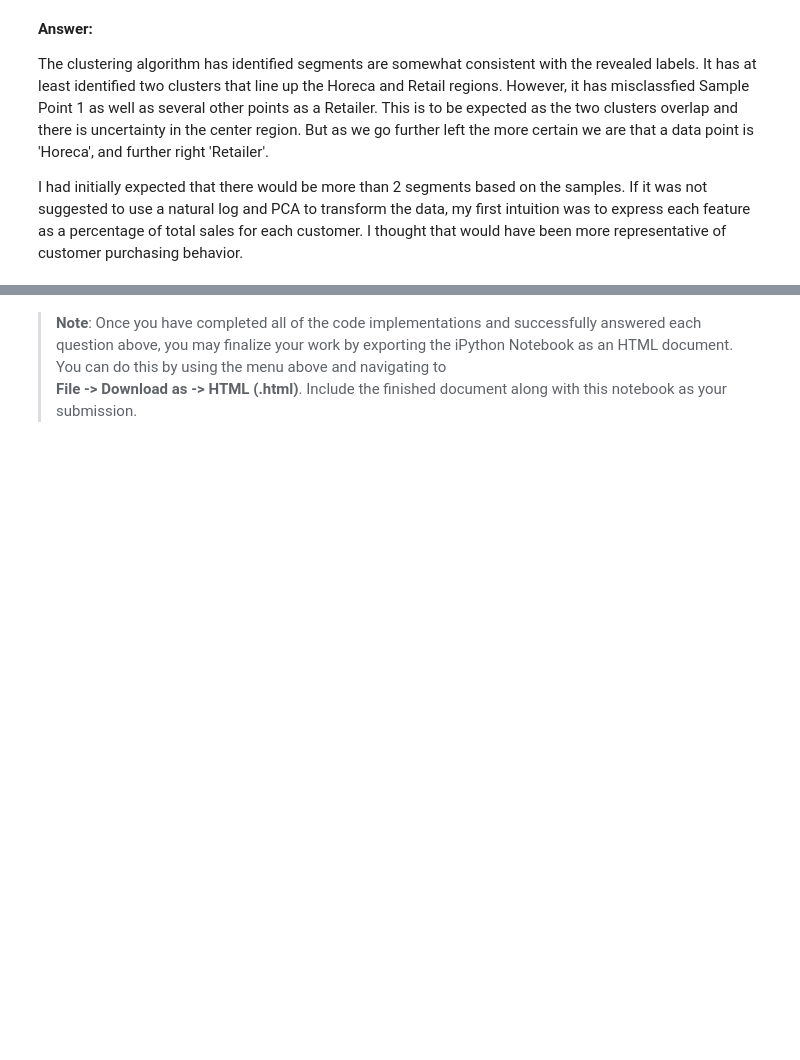
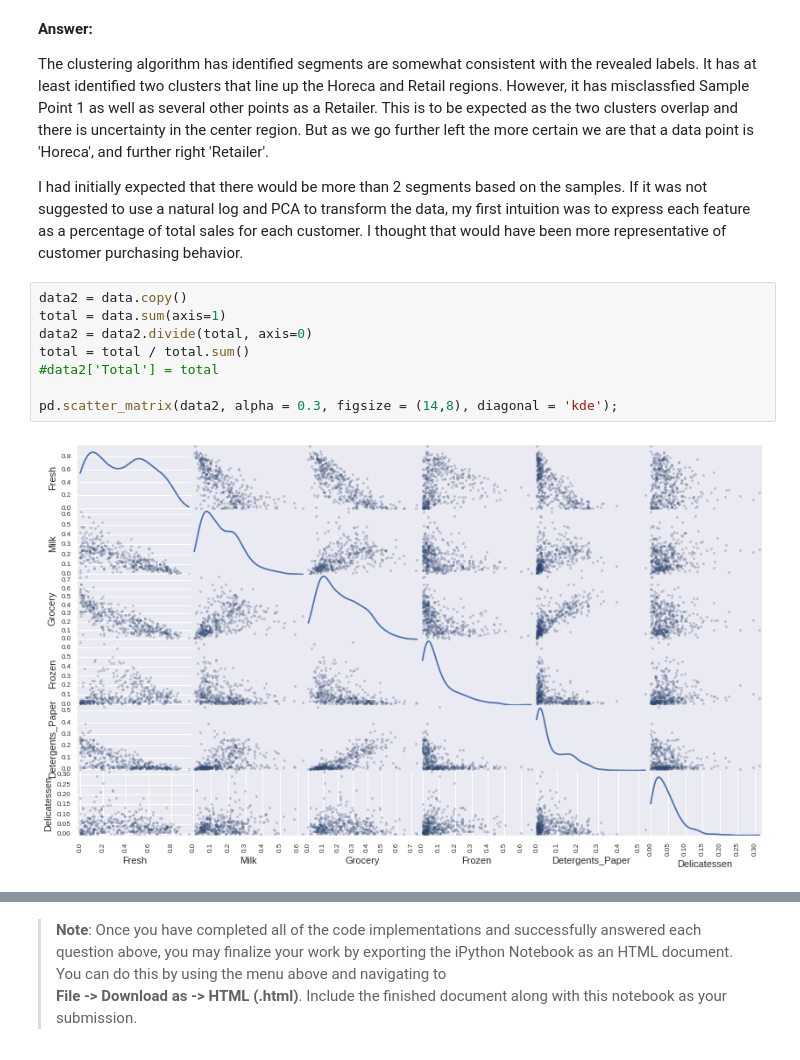
Before and after one commit to ibratface/machine-learning, a Jupyter notebook: projects/creating_customer_segments/customer_segments.ipynb, the cells around one changed output, grey strips where cells are left out. Drawn from its saved outputs; the diff is of its cells as text; blank space fills up the shorter version.

Commit message:
Tried another way of transforming data before clustering

```diff
--- a/projects/creating_customer_segments/customer_segments.ipynb
+++ b/projects/creating_customer_segments/customer_segments.ipynb
@@ -646,3 +644,13 @@ rs.channel_results(reduced_data, outliers, pca_samples)
 The clustering algorithm has identified segments are somewhat consistent with the revealed labels. It has at least identified two clusters that line up the Horeca and Retail regions. However, it has misclassfied Sample Point 1 as well as several other points as a Retailer. This is to be expected as the two clusters overlap and there is uncertainty in the center region. But as we go further left the more certain we are that a data point is 'Horeca', and further right 'Retailer'.
 
 I had initially expected that there would be more than 2 segments based on the samples. If it was not suggested to use a natural log and PCA to transform the data, my first intuition was to express each feature as a percentage of total sales for each customer. I thought that would have been more representative of customer purchasing behavior.
+# %%
+data2 = data.copy()
+total = data.sum(axis=1)
+data2 = data2.divide(total, axis=0)
+total = total / total.sum()
+#data2['Total'] = total
+
+pd.scatter_matrix(data2, alpha = 0.3, figsize = (14,8), diagonal = 'kde');
+# %% [output]
+[figure, added]
```
Also changed, not shown: parts of 9 cells of this notebook.
